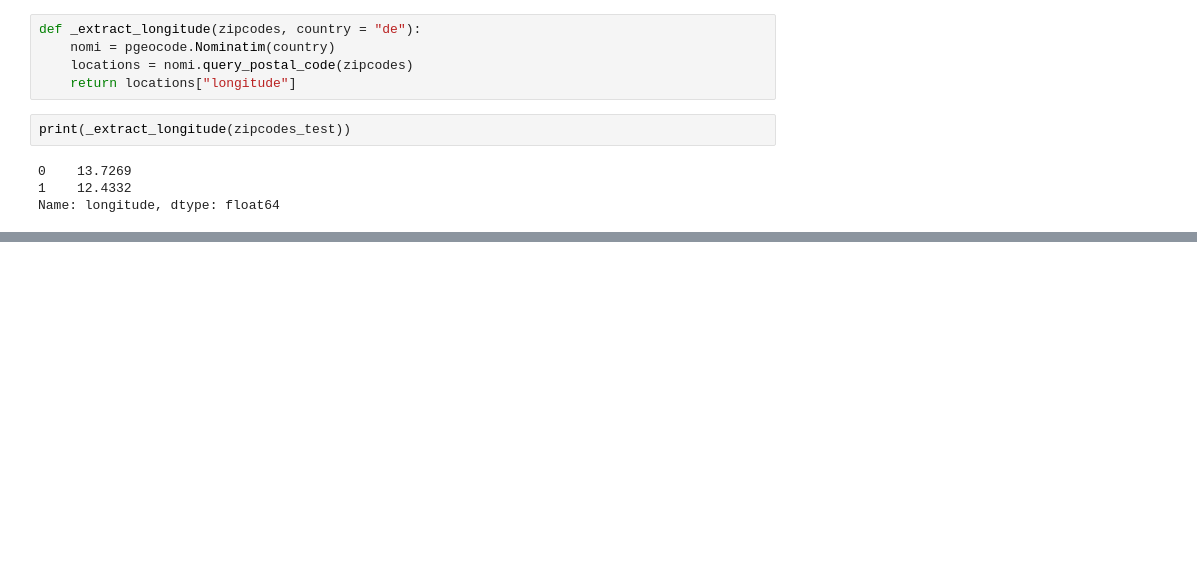
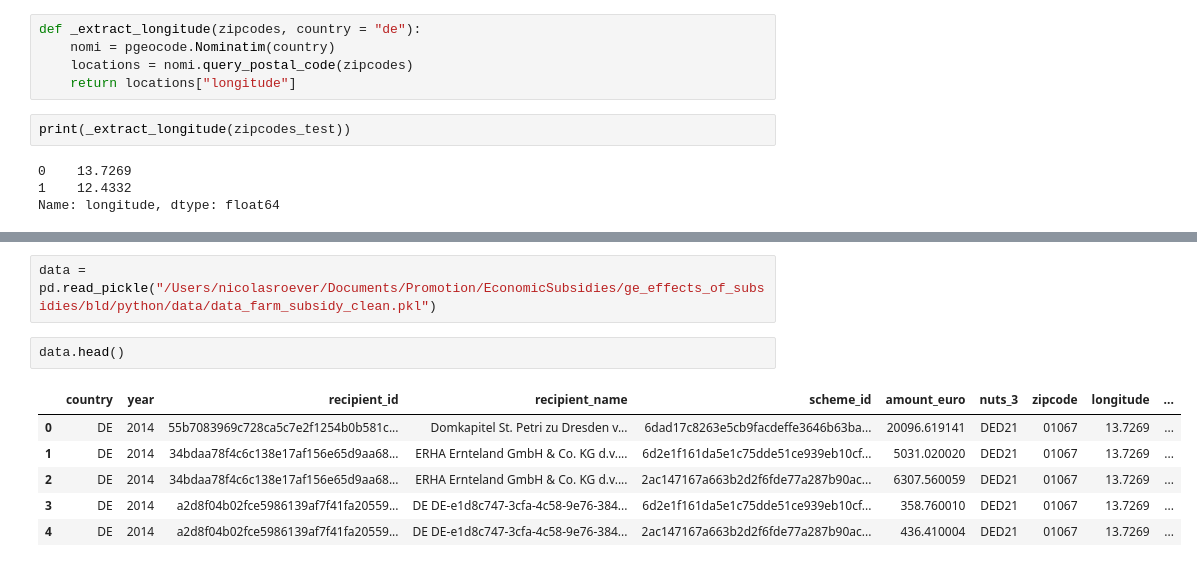
Before and after one commit to NicolasRoever/GE_Effects_Subsidies, a Jupyter notebook: src/ge_effects_of_subsidies/sandbox.ipynb, the cells around one changed output, grey strips where cells are left out. Drawn from its saved outputs; the diff is of its cells as text; blank space fills up the shorter version.

```diff
--- a/src/ge_effects_of_subsidies/sandbox.ipynb
+++ b/src/ge_effects_of_subsidies/sandbox.ipynb
@@ -212,0 +236,11 @@ actual = _extract_latitude(zipcodes_test)
+# %%
+data = pd.read_pickle("/Users/nicolasroever/Documents/Promotion/EconomicSubsidies/ge_effects_of_subsidies/bld/python/data/data_farm_subsidy_clean.pkl")
+# %%
+data.head()
+# %% [output]
+|  | country | year | recipient_id | recipient_name | scheme_id | amount_euro | nuts_3 | zipcode | longitude | ... |
+| 0 | DE | 2014 | 55b7083969c728ca5c7e2f1254b0b581c... | Domkapitel St. Petri zu Dresden v... | 6dad17c8263e5cb9facdeffe3646b63ba... | 20096.619141 | DED21 | 01067 | 13.7269 | ... |
+| 1 | DE | 2014 | 34bdaa78f4c6c138e17af156e65d9aa68... | ERHA Ernteland GmbH & Co. KG d.v.... | 6d2e1f161da5e1c75dde51ce939eb10cf... | 5031.020020 | DED21 | 01067 | 13.7269 | ... |
+| 2 | DE | 2014 | 34bdaa78f4c6c138e17af156e65d9aa68... | ERHA Ernteland GmbH & Co. KG d.v.... | 2ac147167a663b2d2f6fde77a287b90ac... | 6307.560059 | DED21 | 01067 | 13.7269 | ... |
+| 3 | DE | 2014 | a2d8f04b02fce5986139af7f41fa20559... | DE DE-e1d8c747-3cfa-4c58-9e76-384... | 6d2e1f161da5e1c75dde51ce939eb10cf... | 358.760010 | DED21 | 01067 | 13.7269 | ... |
+| 4 | DE | 2014 | a2d8f04b02fce5986139af7f41fa20559... | DE DE-e1d8c747-3cfa-4c58-9e76-384... | 2ac147167a663b2d2f6fde77a287b90ac... | 436.410004 | DED21 | 01067 | 13.7269 | ... |
```
Also changed, not shown: parts of 18 cells of this notebook, 8 other files.
